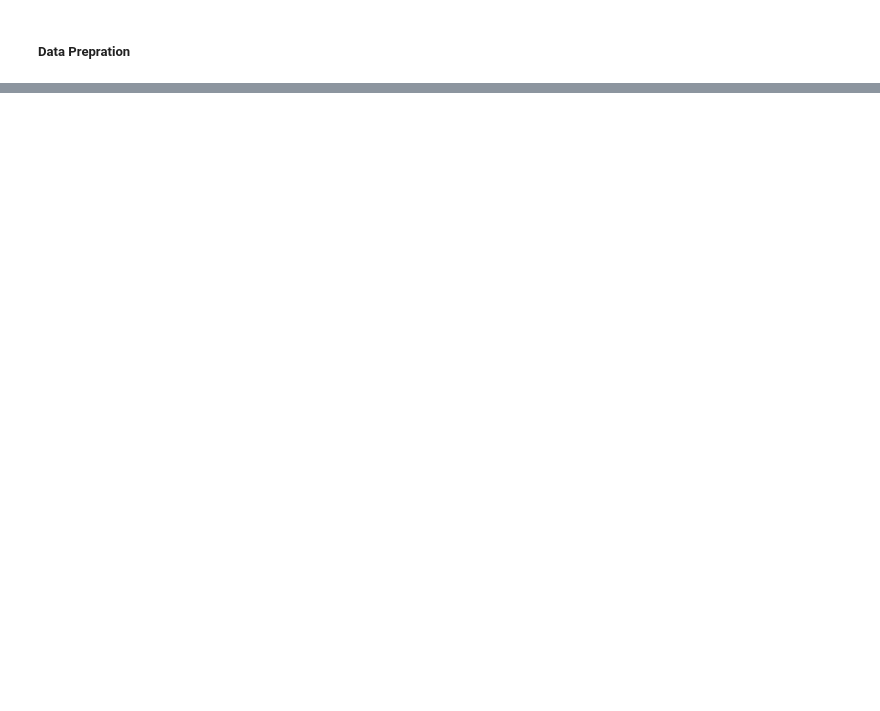
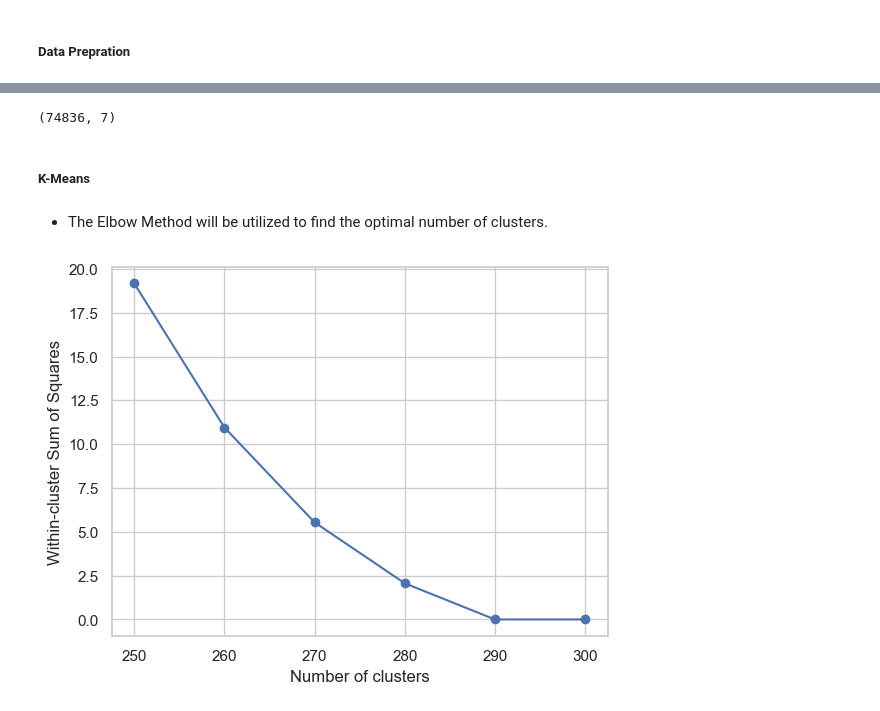
Before and after one commit to dilaramustecep/Automotive-E-commerce-Analytics-Case-Study, a Jupyter notebook: ecommerce_data_analysis.ipynb, the cells around one changed output, grey strips where cells are left out. Drawn from its saved outputs; the diff is of its cells as text; code cells hidden in the pictures; blank space fills up the shorter version.

Commit message:
Clustering models are added

```diff
--- a/ecommerce_data_analysis.ipynb
+++ b/ecommerce_data_analysis.ipynb
@@ -1937,0 +1983,4 @@ import seaborn as sns
+# %%
+# Merged with main dataset
+df = df.merge(visits_df, on=["customer_id", "transaction_id"], how="left")
+df.head()
@@ -2063,0 +2032,12 @@ analysis_df["agglomerative_cluster"] = best_agglomerative.labels_
+# %%
+# Fill Nan with 0
+df = df.fillna(0)
+# %%
+# Normalize numerical features
+scaler = StandardScaler()
+
+numerical_columns = ["car configuration", "purchasing",
+                     "testing", "viewing"]
+
+df[numerical_columns] = scaler.fit_transform(df[numerical_columns])
+df.head()
@@ -2063,0 +2051,13 @@ analysis_df["agglomerative_cluster"] = best_agglomerative.labels_
+# %%
+# Encode numerical features
+encoder = OneHotEncoder()
+
+categorical_columns = ['platform']
+
+encoded_data = encoder.fit_transform(df[categorical_columns])
+encoded_columns = encoder.get_feature_names_out(categorical_columns)
+encoded_df = pd.DataFrame(encoded_data.toarray(), columns=encoded_columns)
+
+df = pd.concat([df, encoded_df], axis=1)
+df.drop(columns=categorical_columns, inplace=True)
+df.head()
@@ -2063,0 +2071,25 @@ analysis_df["agglomerative_cluster"] = best_agglomerative.labels_
+# %%
+df.shape
+# %% [output]
+(74836, 7)
+# %% [markdown]
+##### **K-Means**
+# %% [markdown]
+- The Elbow Method will be utilized to find the optimal number of clusters.
+# %%
+# Optimizing respect to Within-cluster Sum of Squares
+inertias = []
+range_ = range(250, 301, 10)
+
+for k in range_:
+    kmeans = KMeans(n_clusters=k)
+    kmeans.fit(df)
+    inertias.append(kmeans.inertia_)
+
+# Plot
+plt.plot(range_, inertias, marker='o')
+plt.xlabel('Number of clusters')
+plt.ylabel('Within-cluster Sum of Squares')
+plt.show()
+# %% [output]
+[figure, added]
```
Also changed, not shown: parts of 48 cells of this notebook.
